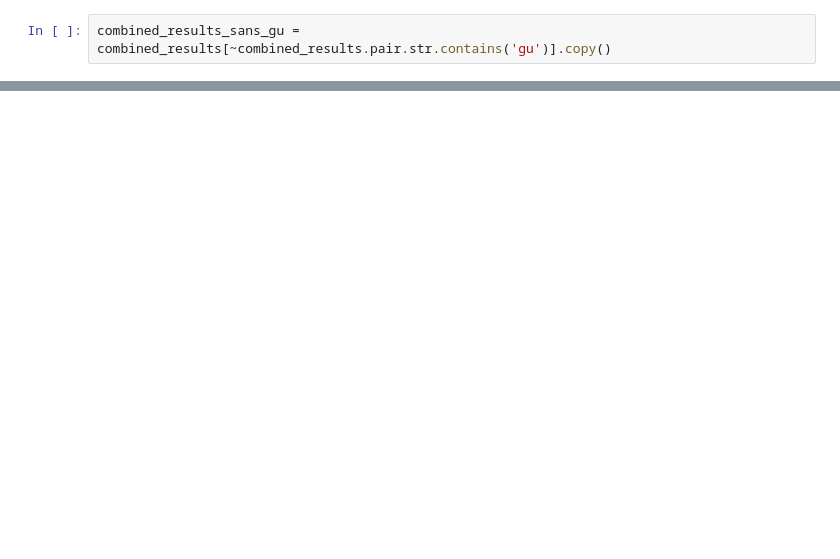
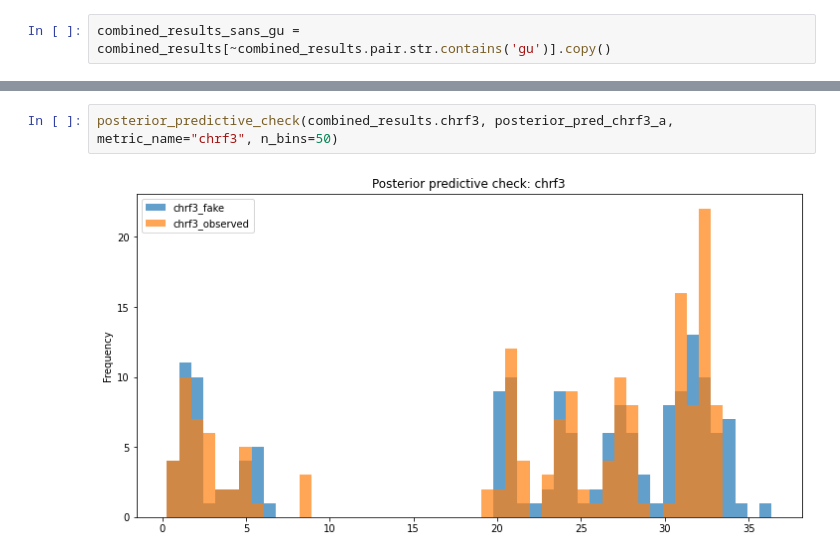
Before and after one commit to j0ma/flores, a Jupyter notebook: combined-results-analysis.ipynb, the cells around one changed output, grey strips where cells are left out. Drawn from its saved outputs; the diff is of its cells as text; blank space fills up the shorter version.

```diff
--- a/combined-results-analysis.ipynb
+++ b/combined-results-analysis.ipynb
@@ -646,0 +435,4 @@ array([<matplotlib.axes._subplots.AxesSubplot object at 0x...>],
+# %%
+posterior_predictive_check(combined_results.chrf3, posterior_pred_chrf3_a, metric_name="chrf3", n_bins=50)
+# %% [output]
+[figure, added]
```
Also changed, not shown: parts of 67 cells of this notebook.
